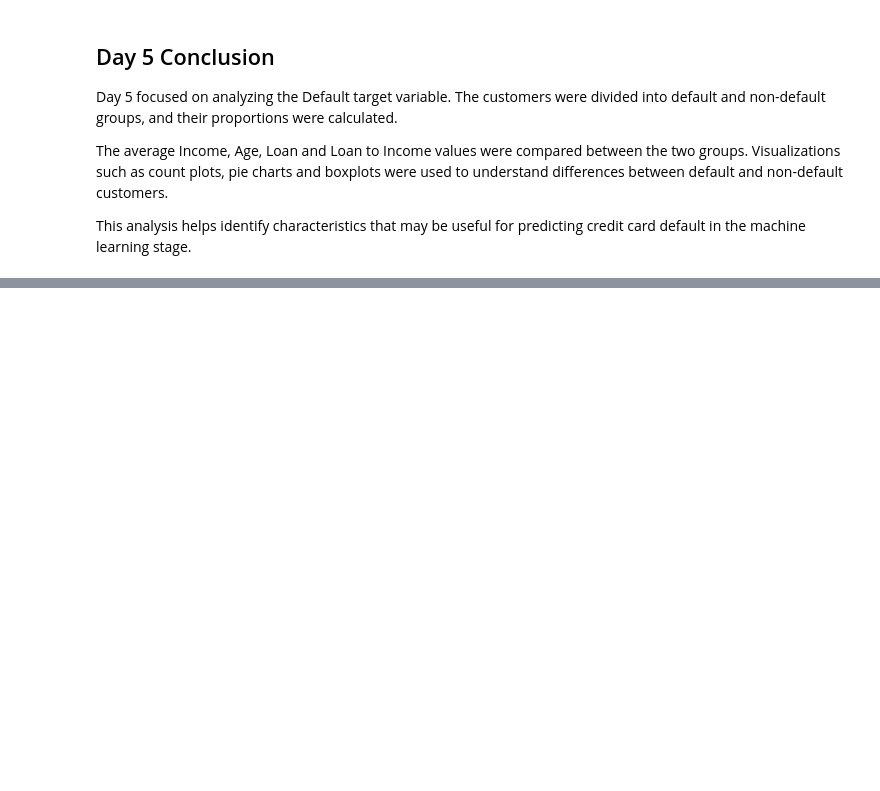
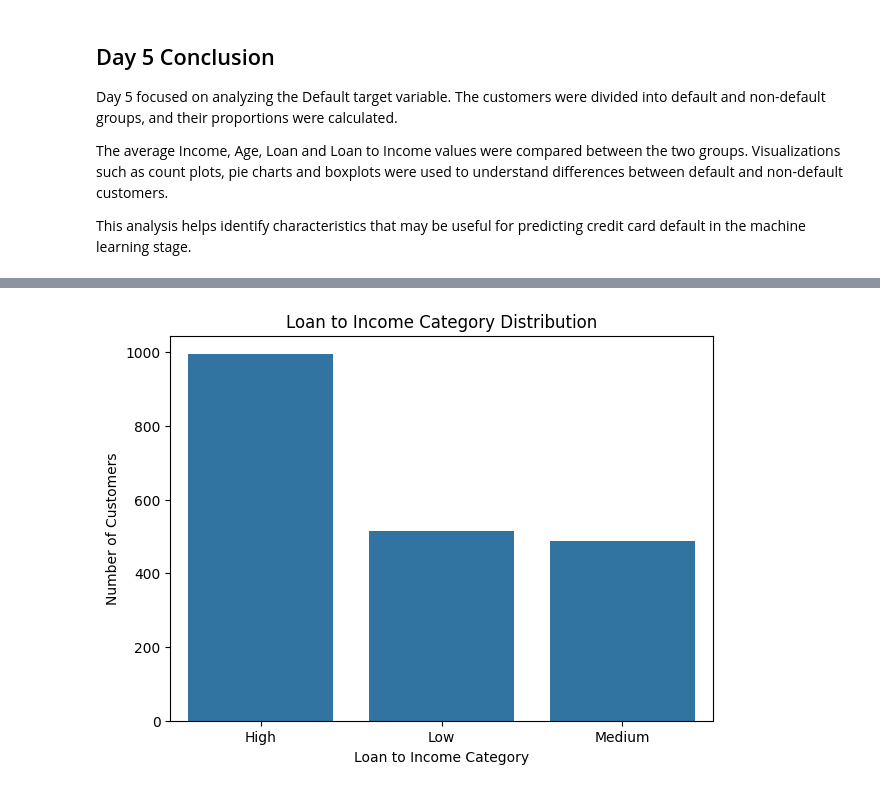
Before and after one commit to amisharout716-svg/Credit-Card-Default-, a Jupyter notebook: Credit_Card_Default_Prediction.ipynb, the cells around one changed output, grey strips where cells are left out. Saved outputs shown, nothing was run; the diff lists cells and outputs as text; code cells hidden in the pictures; blank space fills up the shorter version.

Commit message:
Day 6 - Feature engineering and loan-to-income analysis

```diff
--- a/Credit_Card_Default_Prediction.ipynb
+++ b/Credit_Card_Default_Prediction.ipynb
@@ -1473,0 +1511,4 @@ This analysis helps identify characteristics that may be useful for predicting c
+# %%
+df['Calculated Loan to Income'] = df['Loan'] / df['Income']
+
+df[['Income', 'Loan', 'Loan to Income', 'Calculated Loan to Income']].head(10)
@@ -1473,0 +1547,4 @@ This analysis helps identify characteristics that may be useful for predicting c
+# %%
+df.drop('Calculated Loan to Income', axis=1, inplace=True)
+
+print(df.columns)
@@ -1473,0 +1553,14 @@ This analysis helps identify characteristics that may be useful for predicting c
+# %%
+def loan_to_income_category(ratio):
+    if ratio < 0.05:
+        return 'Low'
+    elif ratio < 0.10:
+        return 'Medium'
+    else:
+        return 'High'
+
+df['Loan to Income Category'] = df['Loan to Income'].apply(
+    loan_to_income_category
+)
+
+df[['Loan to Income', 'Loan to Income Category']].head(10)
@@ -1473,0 +1597,15 @@ This analysis helps identify characteristics that may be useful for predicting c
+# %%
+plt.figure(figsize=(7,5))
+
+sns.countplot(
+    data=df,
+    x='Loan to Income Category'
+)
+
+plt.title('Loan to Income Category Distribution')
+plt.xlabel('Loan to Income Category')
+plt.ylabel('Number of Customers')
+
+plt.show()
+# %% [output]
+[figure, added]
```
Also changed, not shown: parts of 29 cells of this notebook.
